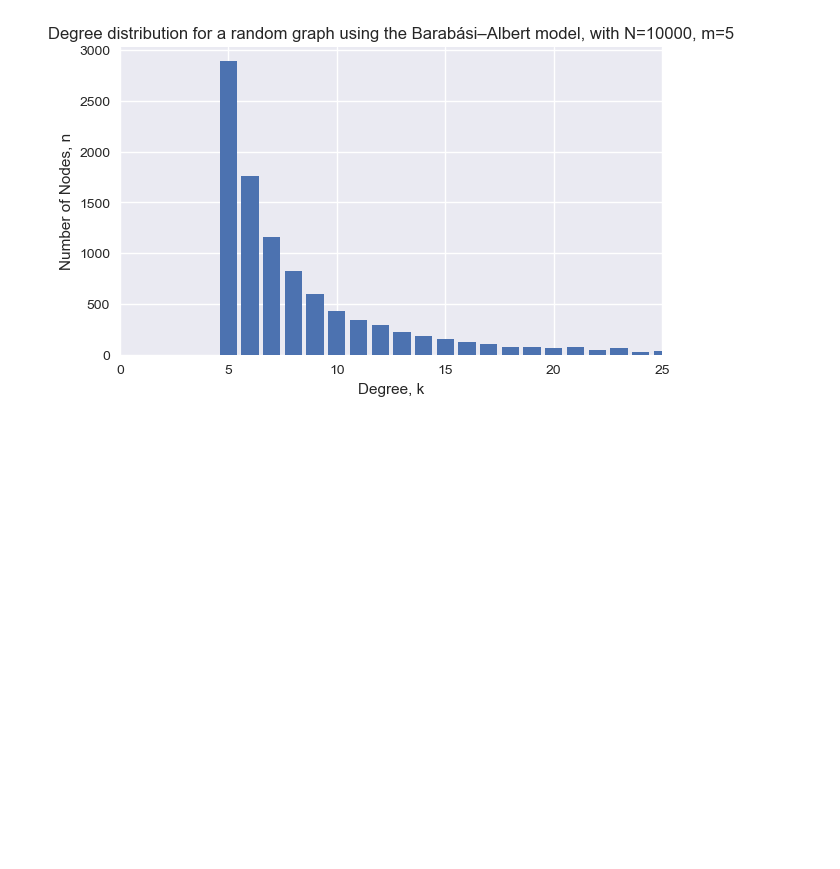
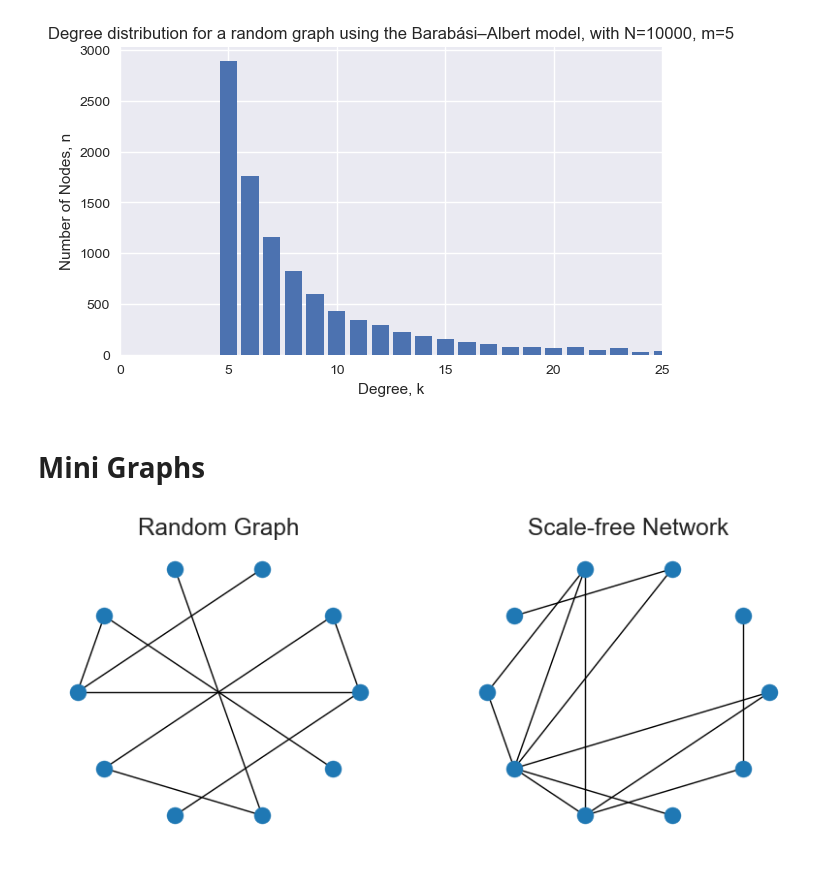
Before and after one commit to lucaswarwick02/Part-III-Individual-Project, a Jupyter notebook: notebooks/er_ba_models.ipynb, the cells around one changed output. Saved outputs shown, nothing was run; the diff lists cells and outputs as text; code cells hidden in the pictures; blank space fills up the shorter version.

Commit message:
Add graph visuals for random and scale-free networks

```diff
--- a/notebooks/er_ba_models.ipynb
+++ b/notebooks/er_ba_models.ipynb
@@ -71,2 +71,4 @@ plot_degree_distribution(ba_graph, title='Degree distribution for a random graph
 # %% [output]
 [figure]
+# %% [markdown]
+# Mini Graphs
@@ -72,0 +102,32 @@ plot_degree_distribution(ba_graph, title='Degree distribution for a random graph
+# %%
+def construct_edges (network_dict: dict) -> list:
+    edges = []
+    for node in network_dict.keys():
+        for neighbour in network_dict[node]:
+            if not ((node, neighbour) in edges or (neighbour, node) in edges):
+                edges.append((node, neighbour))
+    return edges
+# %%
+fig, axes = plt.subplots(1, 2, figsize=(10, 4))
+
+# Random
+random_graph = nx.Graph()
+random_graph.add_nodes_from(random_dict.keys())
+random_graph.add_edges_from(construct_edges(random_dict))
+random_pos = nx.circular_layout(random_graph)
+nx.draw(random_graph, random_pos, axes[0], node_size=150)
+axes[0].set_title('Random Graph')
+axes[0].title.set_fontsize(17.5)
+
+# Scale-free
+scalefree_graph = nx.Graph()
+scalefree_graph.add_nodes_from(scalefree_dict.keys())
+scalefree_graph.add_edges_from(construct_edges(scalefree_dict))
+scalefree_pos = nx.circular_layout(scalefree_graph)
+nx.draw(scalefree_graph, scalefree_pos, axes[1], node_size=150)
+axes[1].set_title('Scale-free Network')
+axes[1].title.set_fontsize(17.5)
+
+plt.show()
+# %% [output]
+[figure, added]
```
Also changed, not shown: parts of 2 cells of this notebook.
